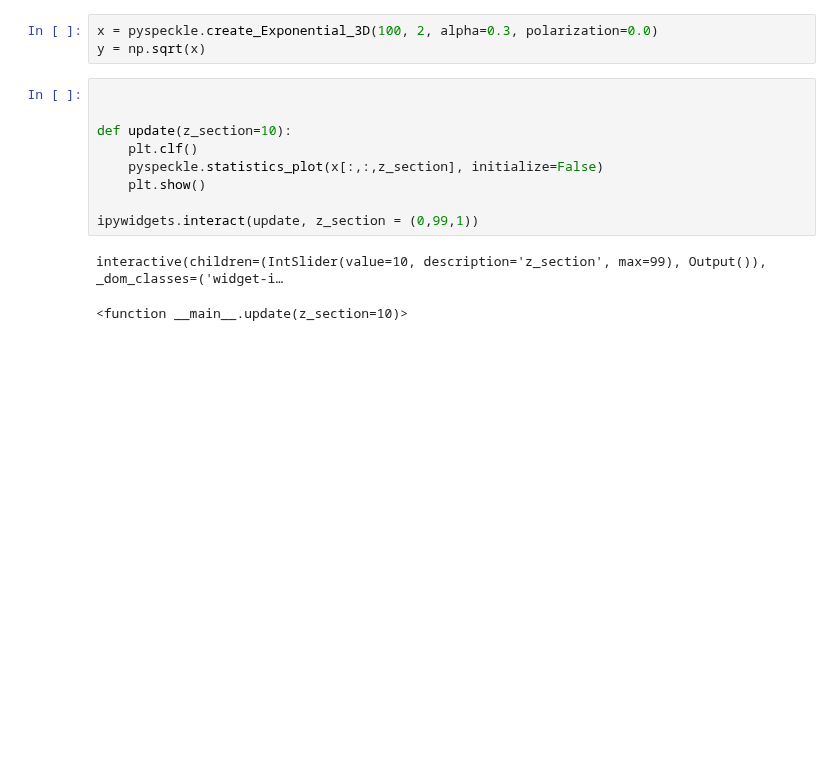
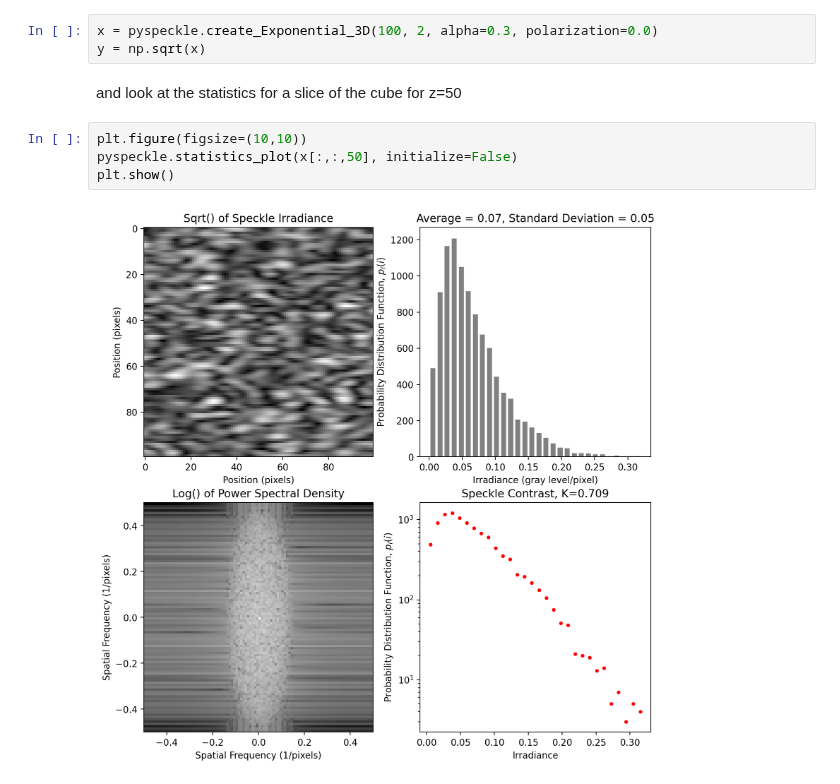
Before and after one commit to scottprahl/pyspeckle, a Jupyter notebook: docs/2-Three-Dim-Speckle.ipynb, the cells around one changed output. Saved outputs shown, nothing was run; the diff lists cells and outputs as text; blank space fills up the shorter version.

```diff
--- a/docs/2-Three-Dim-Speckle.ipynb
+++ b/docs/2-Three-Dim-Speckle.ipynb
@@ -58,15 +62,11 @@ interactive(children=(IntSlider(value=25, description='x_section', max=49), IntS
 # %%
 x = pyspeckle.create_Exponential_3D(100, 2, alpha=0.3, polarization=0.0)
 y = np.sqrt(x)
+# %% [markdown]
+and look at the statistics for a slice of the cube for z=50
 # %%
-
-
-def update(z_section=10):
-    plt.clf()
-    pyspeckle.statistics_plot(x[:,:,z_section], initialize=False)
-    plt.show()
-
-ipywidgets.interact(update, z_section = (0,99,1))
+plt.figure(figsize=(10,10))
+pyspeckle.statistics_plot(x[:,:,50], initialize=False)
+plt.show()
 # %% [output]
-interactive(children=(IntSlider(value=10, description='z_section', max=99), Output()), _dom_classes=('widget-i…
-<function __main__.update(z_section=10)>
+[figure, added]
```
Also changed, not shown: parts of 8 cells of this notebook, 7 other files.
